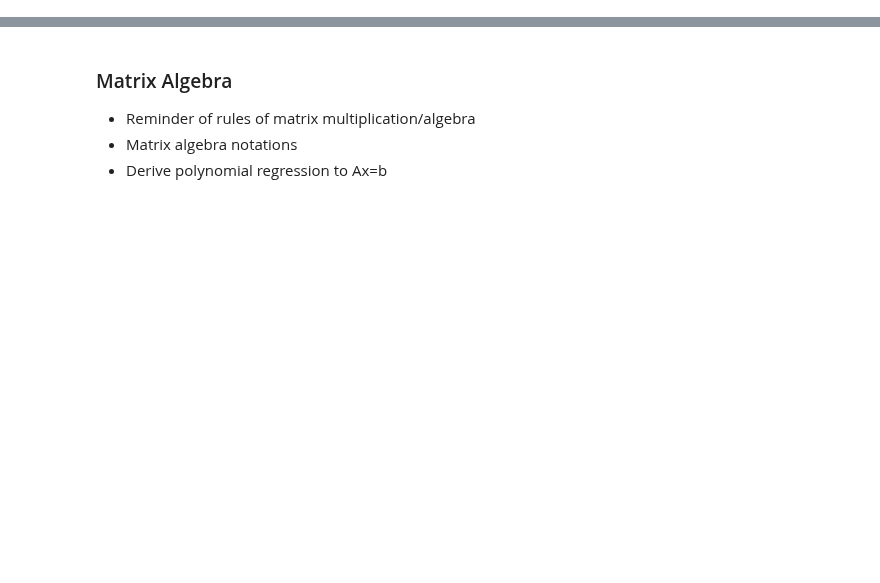
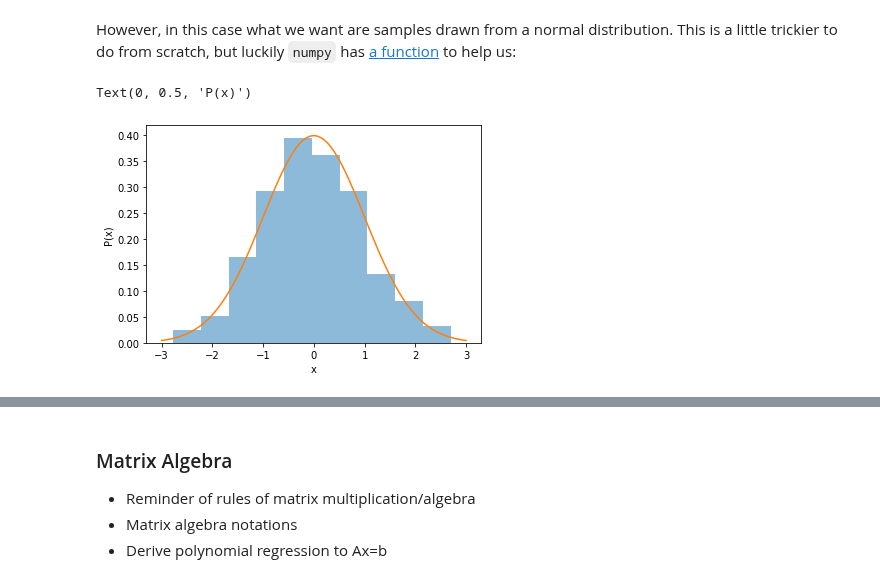
Before and after one commit to medford-group/data_analytics_for_engineers, a Jupyter notebook: modules/0-foundations/foundations.ipynb, the cells around one changed output, grey strips where cells are left out. Cells and saved outputs as stored; diff of their text form; code cells hidden in the pictures; blank space fills up the shorter version.

```diff
--- a/modules/0-foundations/foundations.ipynb
+++ b/modules/0-foundations/foundations.ipynb
@@ -8,0 +173,13 @@
+# %% [markdown]
+However, in this case what we want are samples drawn from a normal distribution. This is a little trickier to do from scratch, but luckily `numpy` has [a function](https://docs.scipy.org/doc/numpy-1.15.0/reference/generated/numpy.random.normal.html) to help us:
+# %%
+np.random.seed(seed=0) #<- This makes the same random numbers get chosen each time.
+norm_dist = np.random.normal(mu, sigma, size=500)
+fig, ax = plt.subplots()
+ax.hist(norm_dist, density=True, alpha=0.5)
+ax.plot(x1,f)
+ax.set_xlabel('x')
+ax.set_ylabel('P(x)')
+# %% [output]
+Text(0, 0.5, 'P(x)')
+[figure, added]
```
Also changed, not shown: parts of 40 cells of this notebook, 1 other file.
